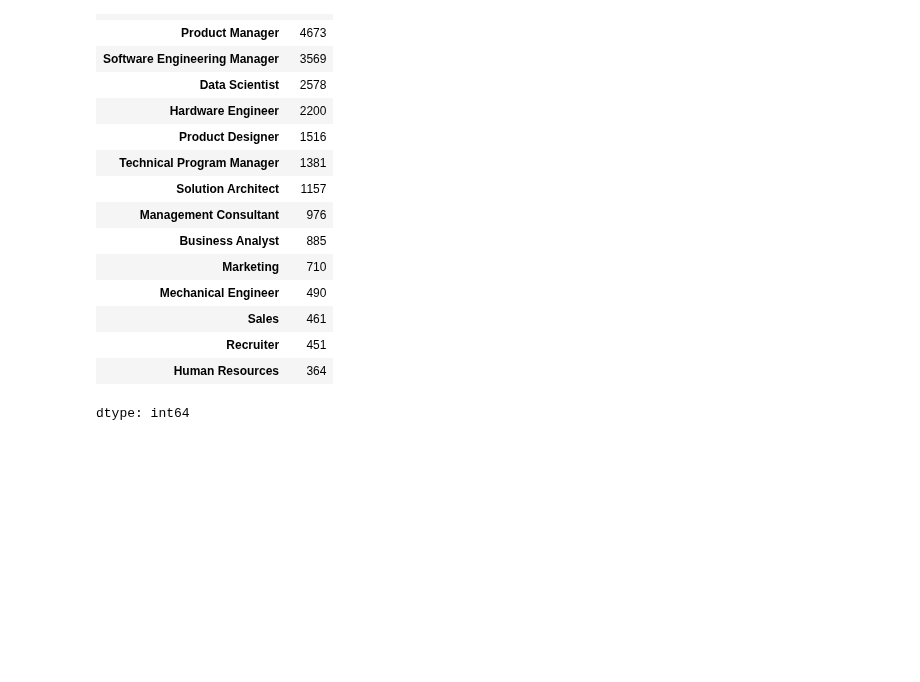
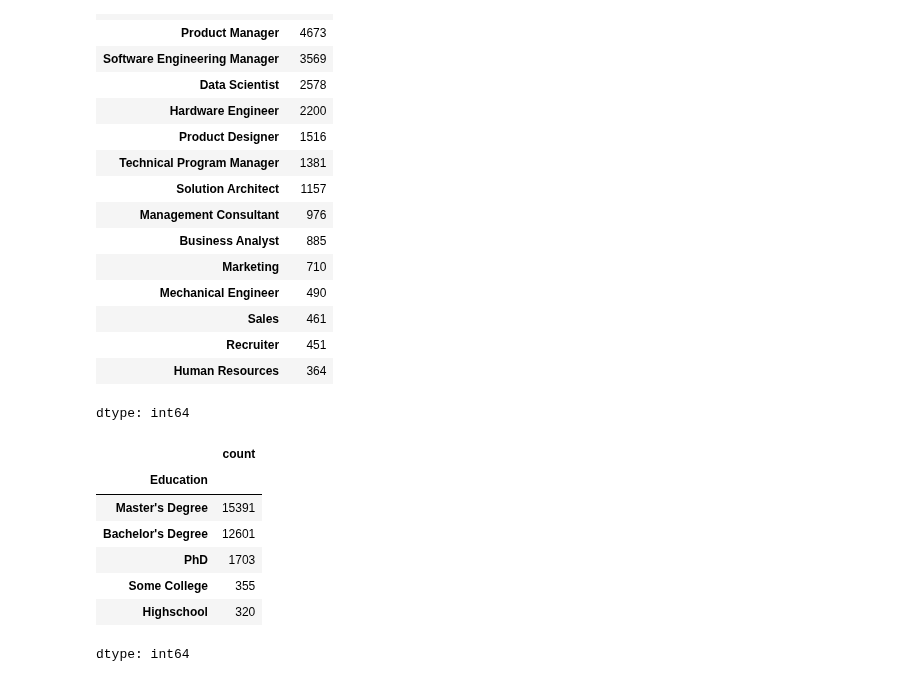
Before and after one commit to IdhamAbidinKaisilay/BelajarDataAnalyst, a Jupyter notebook: Unique_Value.ipynb, the cells around one changed output. Saved outputs shown, nothing was run; the diff lists cells and outputs as text; code cells hidden in the pictures; blank space fills up the shorter version.

```diff
--- a/Unique_Value.ipynb
+++ b/Unique_Value.ipynb
@@ -66,3 +66,14 @@ df['title'].value_counts()
 | Recruiter | 451 |
 | Human Resources | 364 |
 dtype: int64
+# %%
+df['Education'].value_counts()
+# %% [output]
+|  | count |
+| Education |  |
+| Master's Degree | 15391 |
+| Bachelor's Degree | 12601 |
+| PhD | 1703 |
+| Some College | 355 |
+| Highschool | 320 |
+dtype: int64
```
Also changed, not shown: parts of 4 cells of this notebook.
